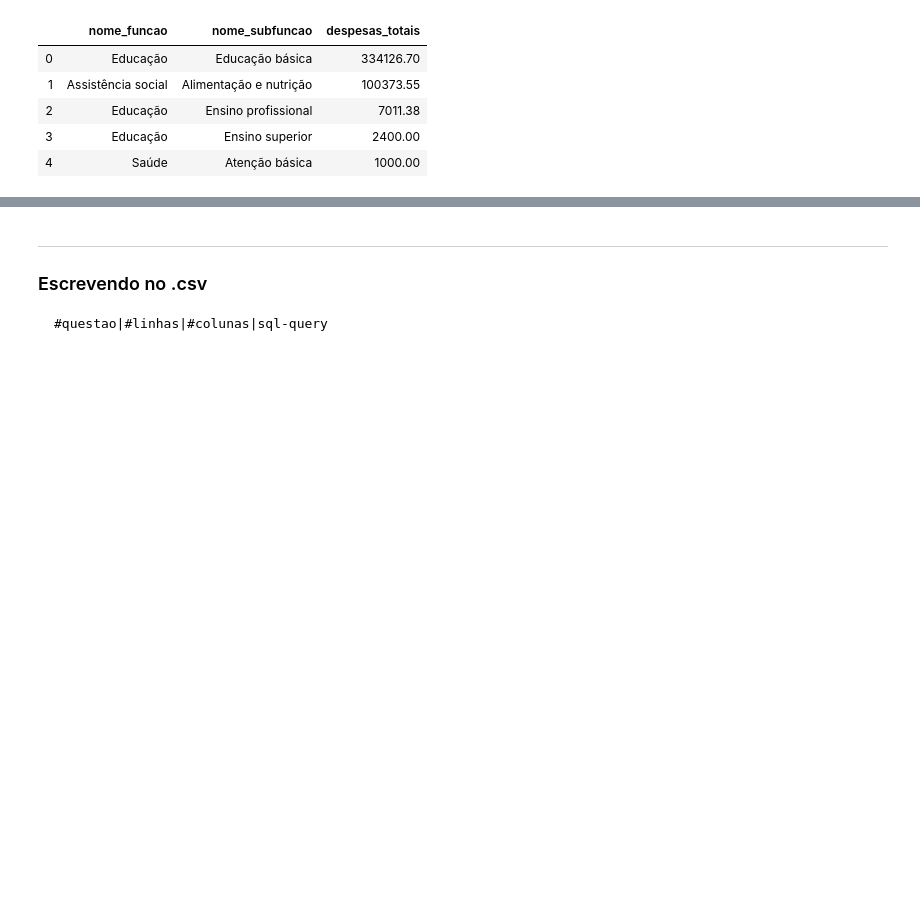
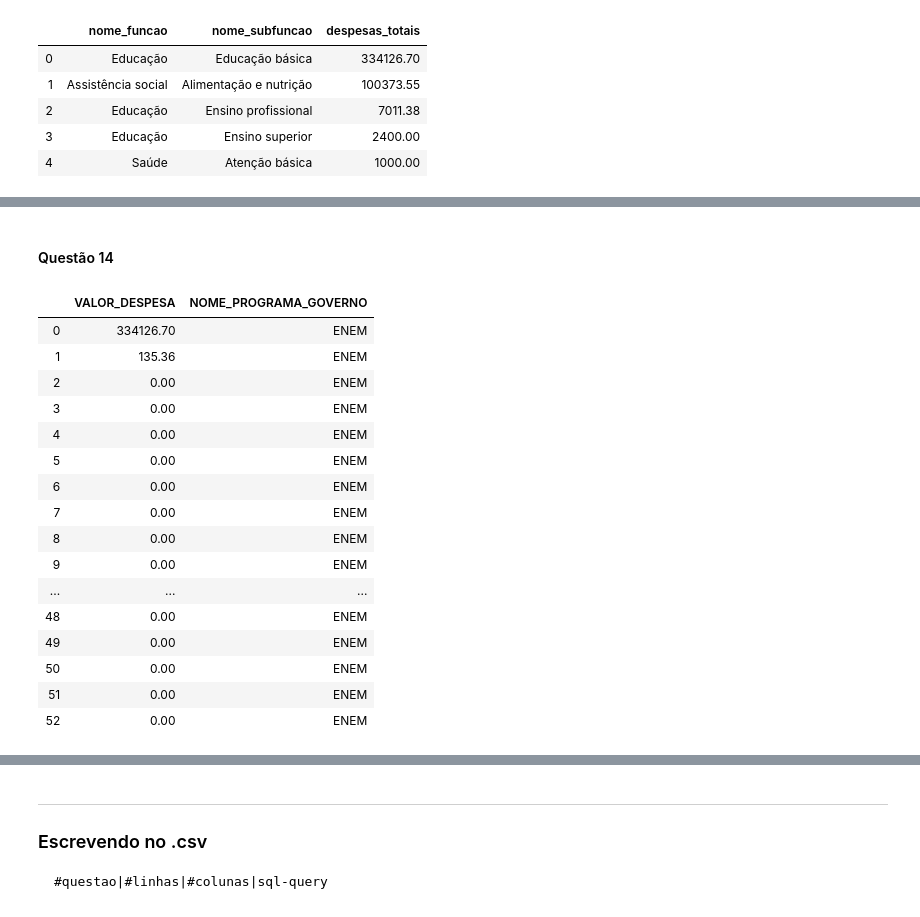
Before and after one commit to marcotmotta/ibd_20192, a Jupyter notebook: TP1/TP1.ipynb, the cells around one changed output, grey strips where cells are left out. Cells and saved outputs as stored; diff of their text form; code cells hidden in the pictures; blank space fills up the shorter version.

```diff
--- a/TP1/TP1.ipynb
+++ b/TP1/TP1.ipynb
@@ -194,0 +247,30 @@ q6
+# %% [markdown]
+#### Questão 14
+# %%
+q14_query = (
+    'select valor_despesa, nome_programa_governo '
+    'from despesa_publica '
+    'natural join programa_governo '
+    'where nome_programa_governo=\'ENEM\' order by valor_despesa desc' # Ordenado apenas para visualização
+)
+
+q14 = query(q14_query)
+q14
+# %% [output]
+|  | VALOR_DESPESA | NOME_PROGRAMA_GOVERNO |
+| 0 | 334126.70 | ENEM |
+| 1 | 135.36 | ENEM |
+| 2 | 0.00 | ENEM |
+| 3 | 0.00 | ENEM |
+| 4 | 0.00 | ENEM |
+| 5 | 0.00 | ENEM |
+| 6 | 0.00 | ENEM |
+| 7 | 0.00 | ENEM |
+| 8 | 0.00 | ENEM |
+| 9 | 0.00 | ENEM |
+| ... | ... | ... |
+| 48 | 0.00 | ENEM |
+| 49 | 0.00 | ENEM |
+| 50 | 0.00 | ENEM |
+| 51 | 0.00 | ENEM |
+| 52 | 0.00 | ENEM |
```
Also changed, not shown: parts of 8 cells of this notebook, 1 other file.
